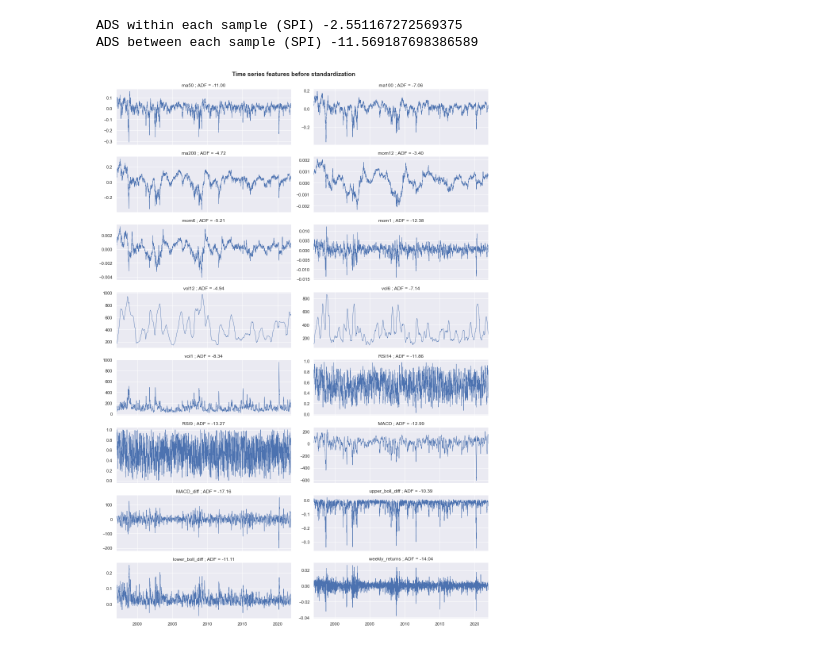
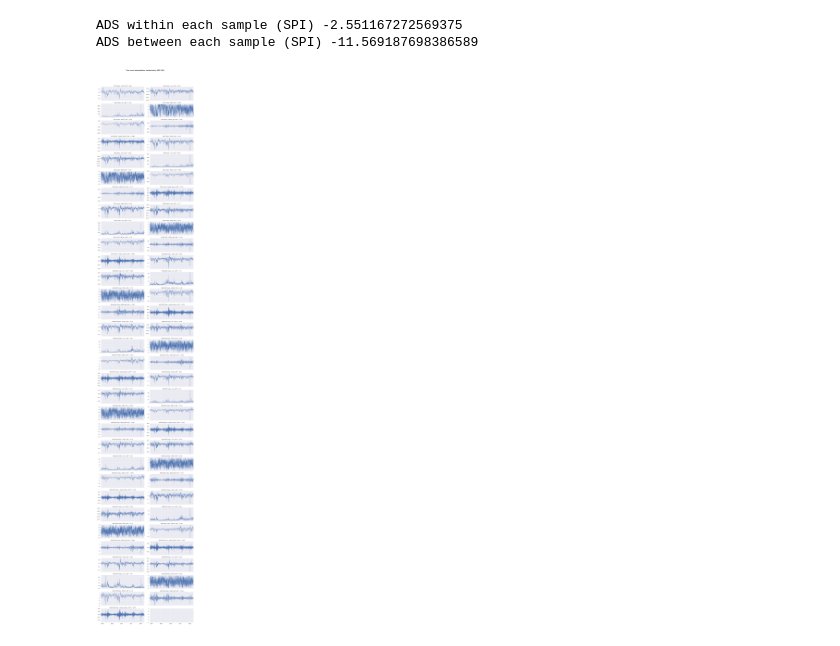
Before and after one commit to lacoupe/BCVS, a Jupyter notebook: SW/size/size.ipynb, the cells around one changed output. Saved outputs shown, nothing was run; the diff lists cells and outputs as text; code cells hidden in the pictures.

```diff
--- a/SW/size/size.ipynb
+++ b/SW/size/size.ipynb
@@ -29,3 +19,3 @@ indices_price.head()
 # %%
-features, bench_price, df_X, target_prices = get_price_data()
+bench_price, df_X, target_prices = get_price_data()
 daily_returns = target_prices.pct_change()
@@ -142,23 +207,22 @@ print('ADS between each sample (SPI)', ads_mean_input)
 ADS within each sample (SPI) -2.551167272569375
 ADS between each sample (SPI) -11.569187698386589
 # %%
-data_plot = df_X.iloc[:, df_X.columns.get_level_values(0) == 'MID']
-data_plot.columns = data_plot.columns.get_level_values(1)
+data_plot = df_X
 
 number_feature = len(data_plot.columns)
-fig, axs = plt.subplots(number_feature // 2 + (number_feature % 2 > 0), 2, figsize=(14, 20), sharex=True)
+fig, axs = plt.subplots(number_feature // 2 + (number_feature % 2 > 0), 2, figsize=(14, 80), sharex=True)
 axs = axs.ravel()
 for i, col in enumerate(data_plot.columns):
     results = adfuller(data_plot[col].values)
     data_plot[col].plot(ax=axs[i], lw=0.8)
-    axs[i].set_title(col + f' ; ADF = {results[0]:.2f}')
+    axs[i].set_title(col[0] + ' ; ' + col[1] + f' ; ADF = {results[0]:.2f}')
 
-plt.suptitle('Time series features before standardization (MID CAP)', fontsize=15, fontweight='bold')
+plt.suptitle('Time series features before standardization', fontsize=15, fontweight='bold')
 fig.tight_layout()
 fig.subplots_adjust(top=0.95)
 plt.show()
 # %% [output]
-[figure, old version]
+[figure, new version]
 # %%
 corr = data_plot.corr().round(2)
 
```
Also changed, not shown: parts of 12 cells of this notebook, 5 other files.
